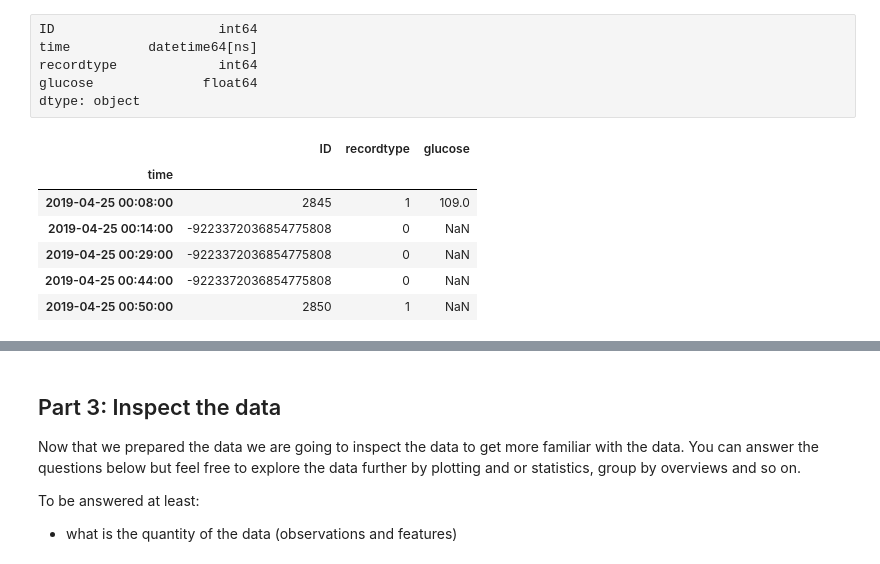
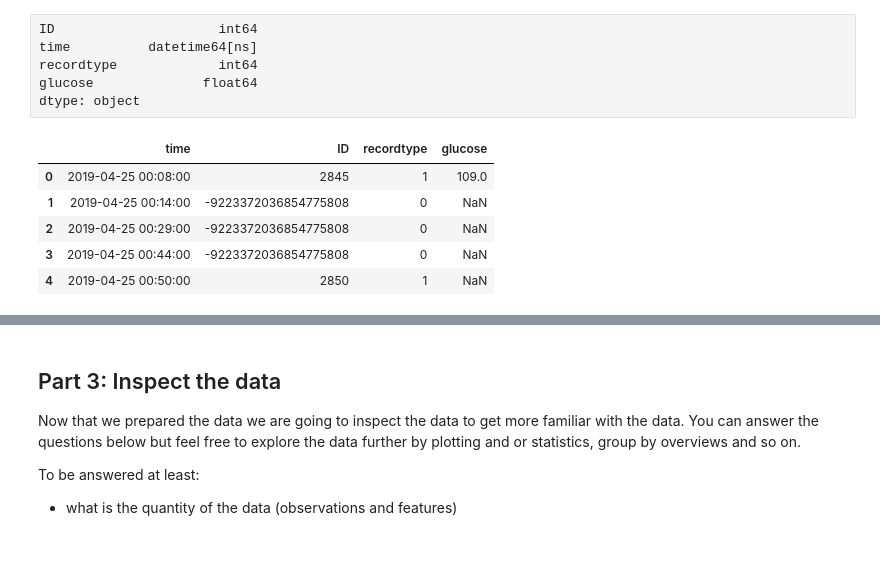
Before and after one commit to ExquizeNyx/BFVM22PROG1, a Jupyter notebook: assessments/Assignment_week_02.ipynb, the cells around one changed output, grey strips where cells are left out. Drawn from its saved outputs; the diff is of its cells as text; code cells hidden in the pictures.

```diff
--- a/assessments/Assignment_week_02.ipynb
+++ b/assessments/Assignment_week_02.ipynb
@@ -177,15 +178,16 @@ recordtype             int64
 glucose              float64
 dtype: object
 # %%
+
 # Set and sort the index by time column
 df.set_index(['time'], inplace = True)
 df.sort_index(inplace=True)
+df.reset_index(inplace = True)
 df.head()
 # %% [output]
-|  | ID | recordtype | glucose |
-| time |  |  |  |
-| 2019-04-25 00:08:00 | 2845 | 1 | 109.0 |
-| 2019-04-25 00:14:00 | -9223372036854775808 | 0 | NaN |
-| 2019-04-25 00:29:00 | -9223372036854775808 | 0 | NaN |
-| 2019-04-25 00:44:00 | -9223372036854775808 | 0 | NaN |
-| 2019-04-25 00:50:00 | 2850 | 1 | NaN |
+|  | time | ID | recordtype | glucose |
+| 0 | 2019-04-25 00:08:00 | 2845 | 1 | 109.0 |
+| 1 | 2019-04-25 00:14:00 | -9223372036854775808 | 0 | NaN |
+| 2 | 2019-04-25 00:29:00 | -9223372036854775808 | 0 | NaN |
+| 3 | 2019-04-25 00:44:00 | -9223372036854775808 | 0 | NaN |
+| 4 | 2019-04-25 00:50:00 | 2850 | 1 | NaN |
```
Also changed, not shown: parts of 9 cells of this notebook, 2 other files.
